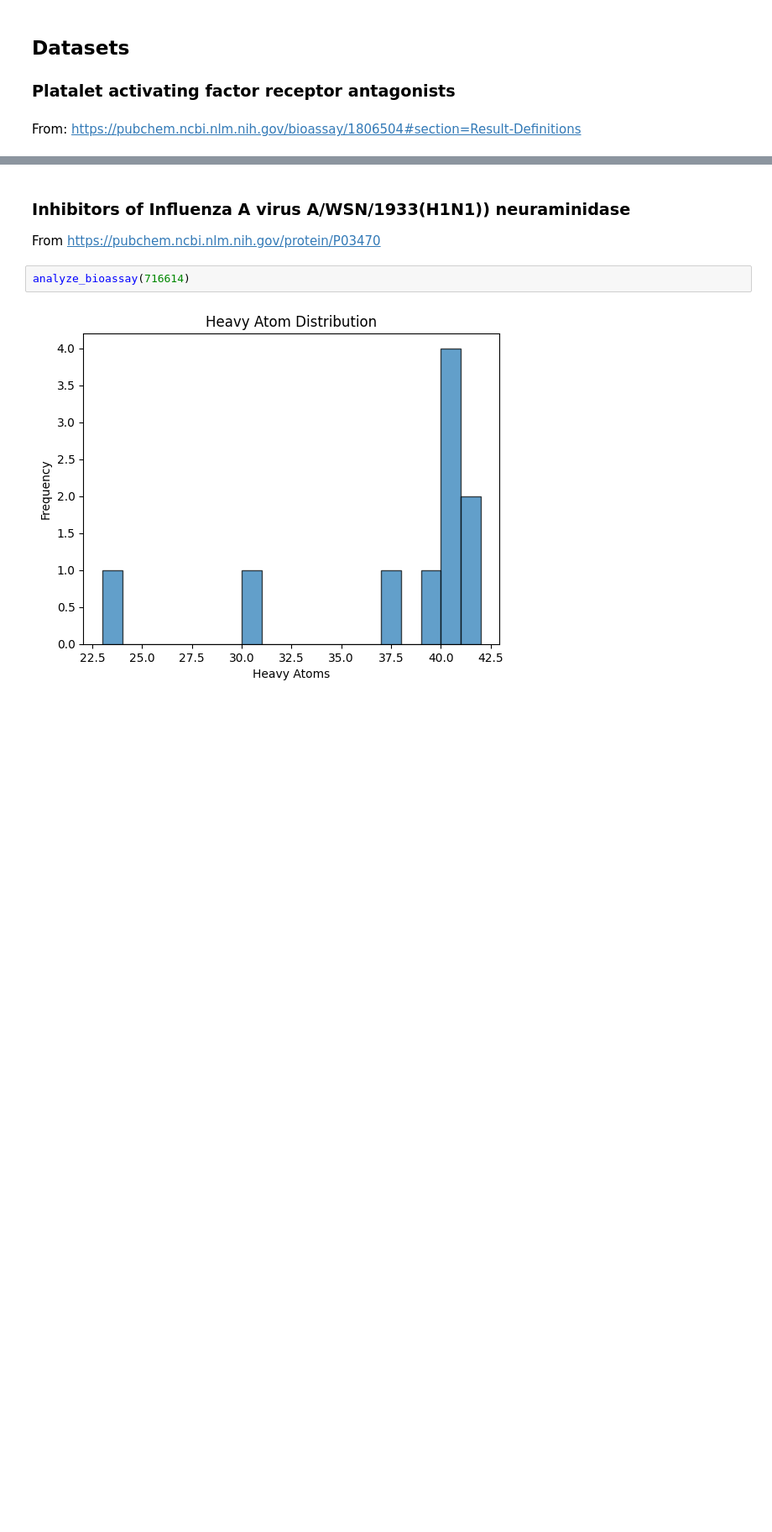
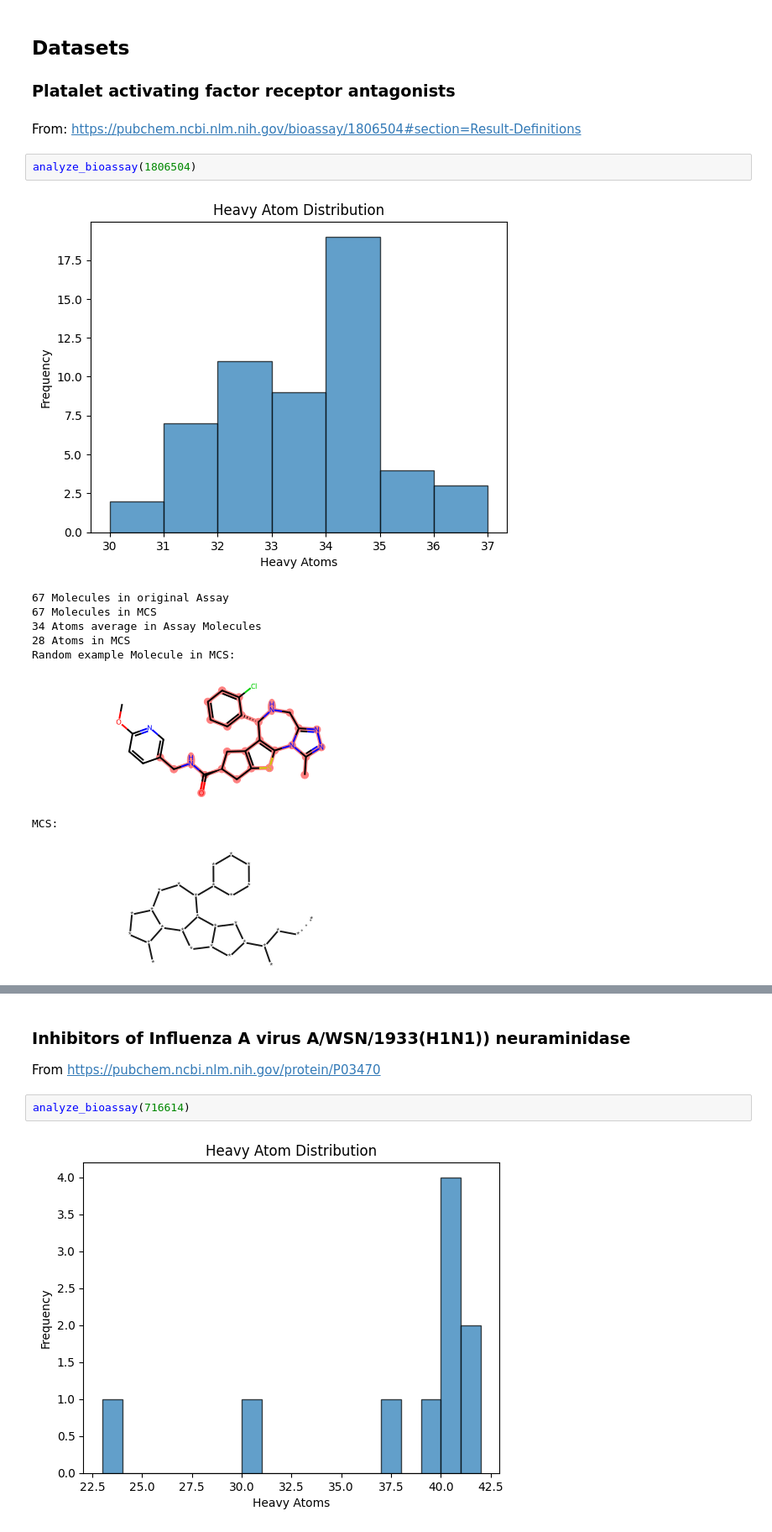
Before and after one commit to ciw-project-2023/ciw-project-2023, a Jupyter notebook: testdata.ipynb, the cells around one changed output, grey strips where cells are left out. Shown at 84% size. Saved outputs shown, nothing was run; the diff lists cells and outputs as text; blank space fills up the shorter version.

Commit message:
new bioassays

```diff
--- a/testdata.ipynb
+++ b/testdata.ipynb
@@ -67,3 +76,15 @@ def analyze_bioassay(aid: int):
 ### Platalet activating factor receptor antagonists
 # %% [markdown]
 From: <https://pubchem.ncbi.nlm.nih.gov/bioassay/1806504#section=Result-Definitions>
+# %%
+analyze_bioassay(1806504)
+# %% [output]
+[figure, added]
+67 Molecules in original Assay
+67 Molecules in MCS
+34 Atoms average in Assay Molecules
+28 Atoms in MCS
+Random example Molecule in MCS:
+[figure, added]
+MCS:
+[figure, added]
```
Also changed, not shown: parts of 33 cells of this notebook, 2 other files.
